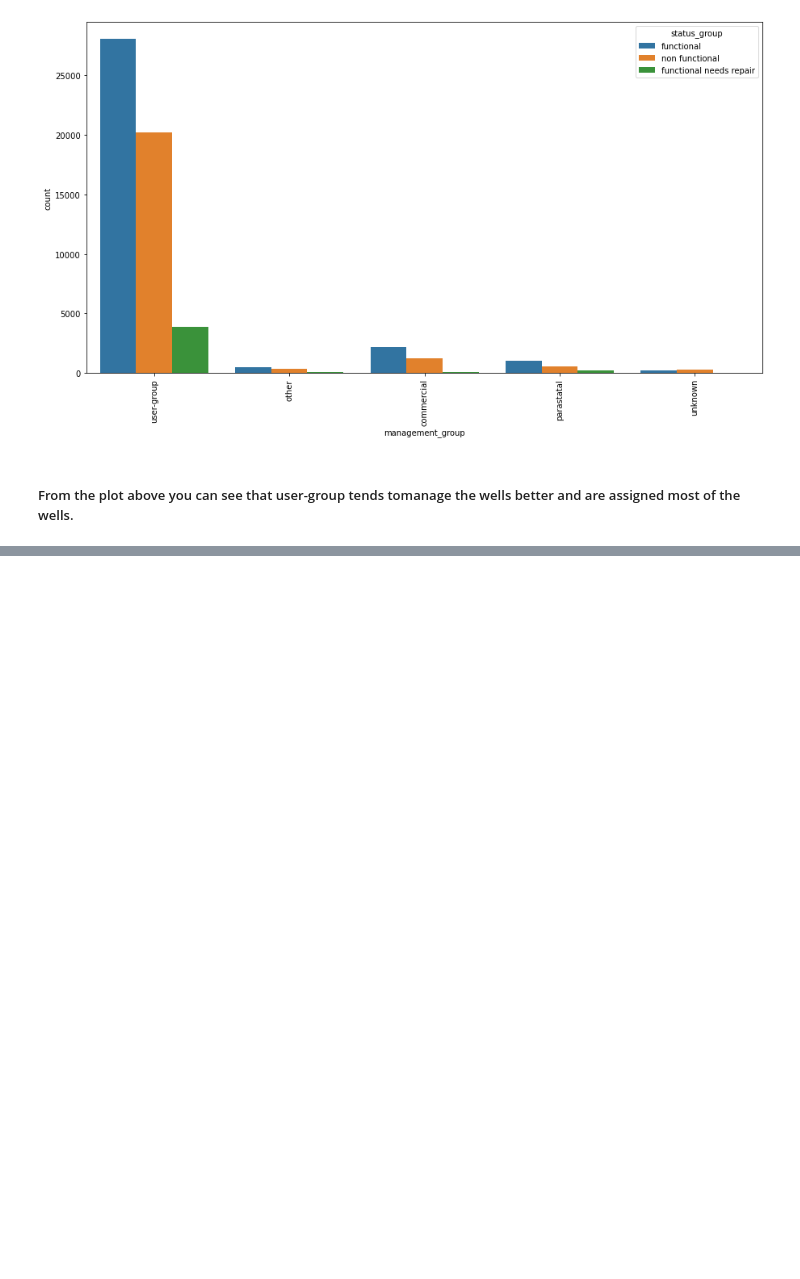
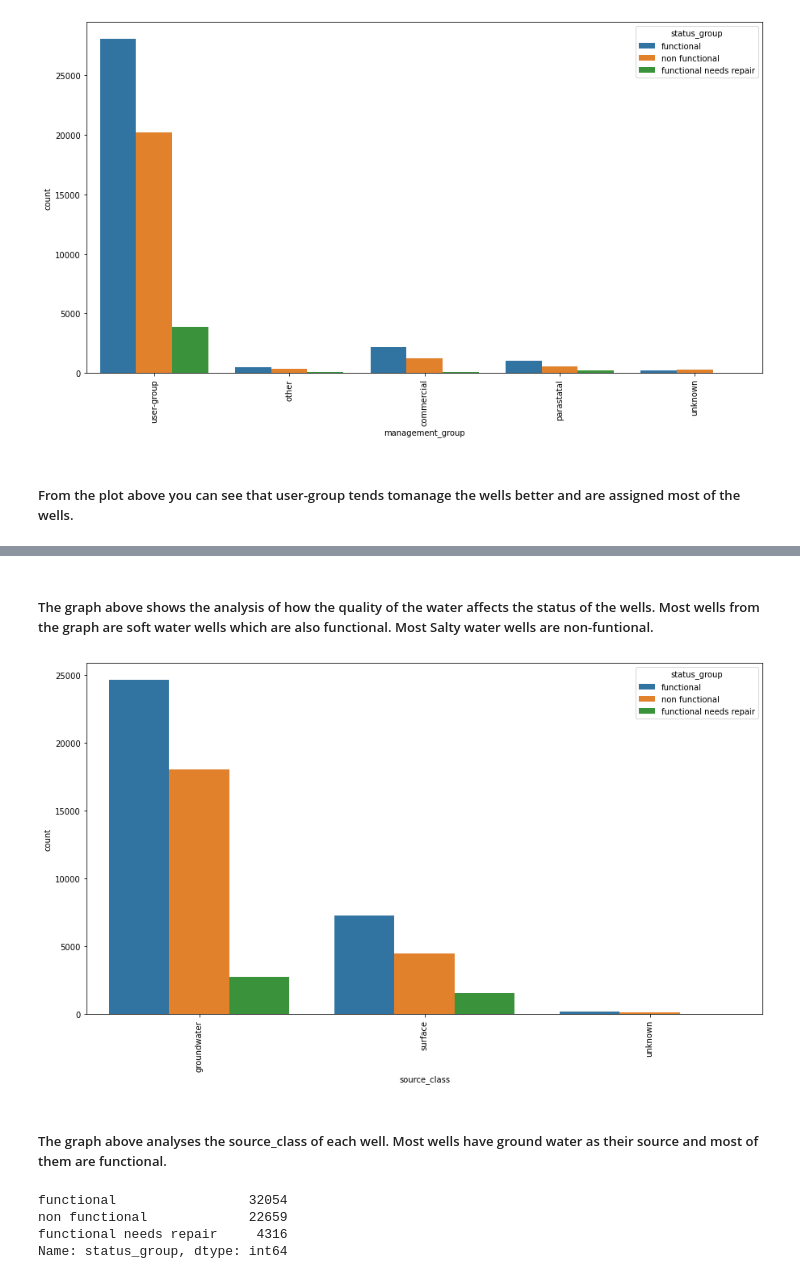
Before and after one commit to waitipeter/TANZANIA-WATER-WELLS-PROJECT, a Jupyter notebook: TanzaniaWaterWells (4).ipynb, the cells around one changed output, grey strips where cells are left out. Drawn from its saved outputs; the diff is of its cells as text; code cells hidden in the pictures; blank space fills up the shorter version.

```diff
--- a/TanzaniaWaterWells (4).ipynb
+++ b/TanzaniaWaterWells (4).ipynb
@@ -349,0 +401,17 @@ count_plot("management_group")
+# %% [markdown]
+##### The graph above shows the analysis of how the quality of the water affects the status of the wells. Most wells from the graph are soft water wells which are also functional. Most Salty water wells are non-funtional.
+# %%
+count_plot("source_class")
+# %% [output]
+[figure, added]
+# %% [markdown]
+##### The graph above analyses the source_class of each well. Most wells have ground water as their source and most of them are functional.
+# %%
+#display the number of functional,non functional and functional needs reppair wells
+#We have highly imbalanced target values.
+df['status_group'].value_counts()
+# %% [output]
+functional                 32054
+non functional             22659
+functional needs repair     4316
+Name: status_group, dtype: int64
```
Also changed, not shown: parts of 37 cells of this notebook, 1 other file.
